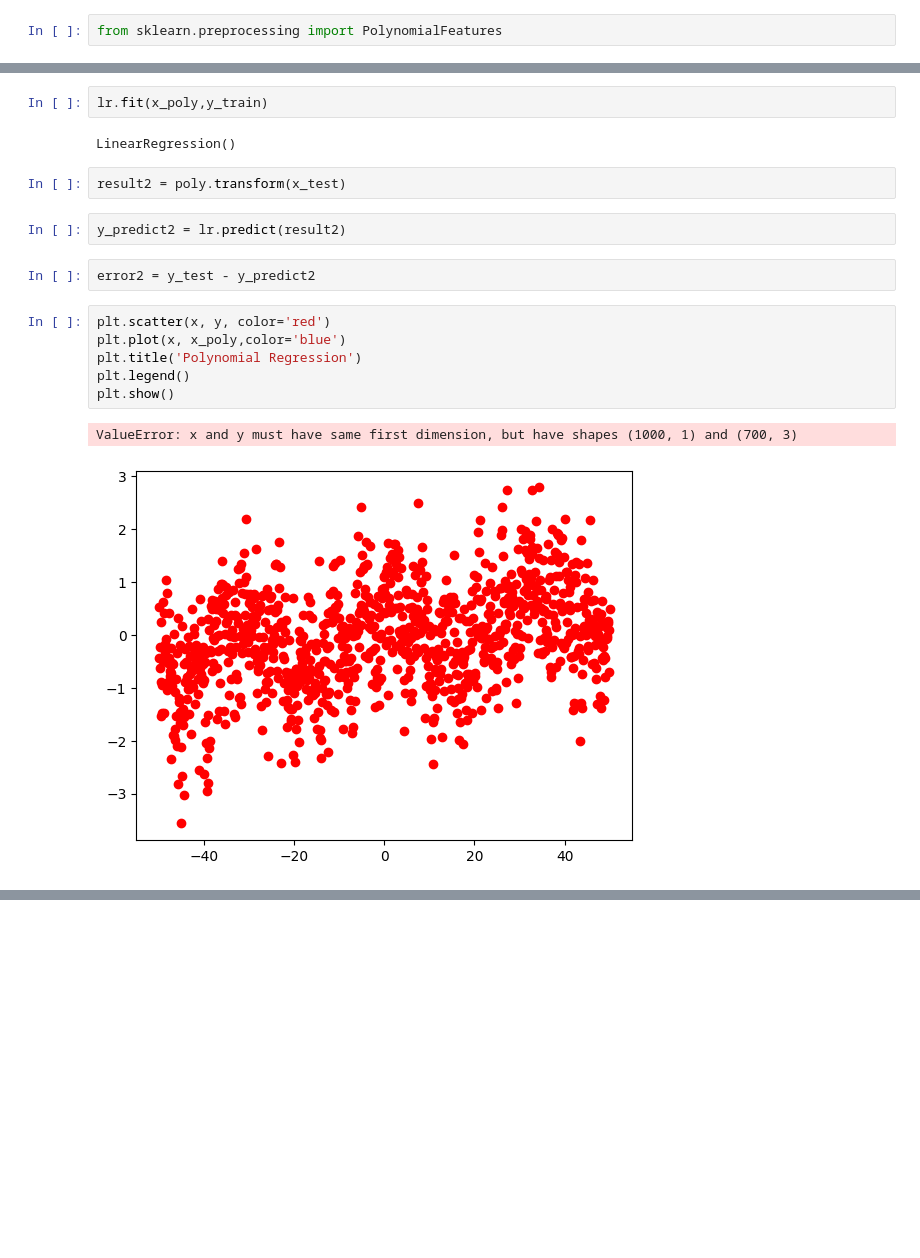
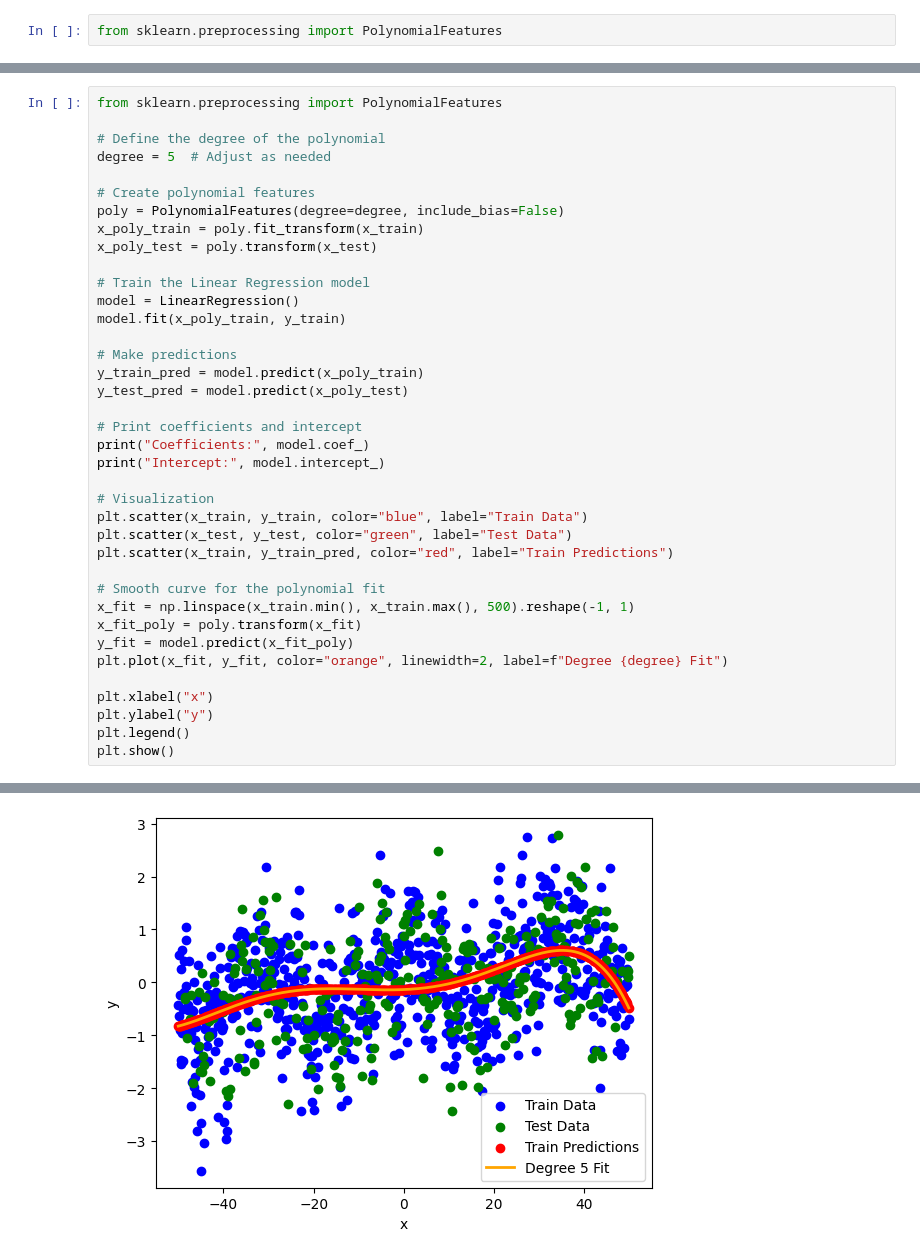
Before and after one commit to rranjithkumar100/AI-Training, a Jupyter notebook: Day_25_Practice.ipynb, the cells around one changed output, grey strips where cells are left out. Saved outputs shown, nothing was run; the diff lists cells and outputs as text; blank space fills up the shorter version.

```diff
--- a/Day_25_Practice.ipynb
+++ b/Day_25_Practice.ipynb
@@ -157,19 +126,39 @@ x_train
-# %%
-lr.fit(x_poly,y_train)
-# %% [output]
-LinearRegression()
-# %%
-result2 = poly.transform(x_test)
-# %%
-y_predict2 = lr.predict(result2)
-# %%
-error2 = y_test - y_predict2
-# %%
-plt.scatter(x, y, color='red')
-plt.plot(x, x_poly,color='blue')
-plt.title('Polynomial Regression')
-plt.legend()
-plt.show()
-# %% [output]
-ValueError: x and y must have same first dimension, but have shapes (1000, 1) and (700, 3)
-[figure, removed]
+# %%
+from sklearn.preprocessing import PolynomialFeatures
+
+# Define the degree of the polynomial
+degree = 5  # Adjust as needed
+
+# Create polynomial features
+poly = PolynomialFeatures(degree=degree, include_bias=False)
+x_poly_train = poly.fit_transform(x_train)
+x_poly_test = poly.transform(x_test)
+
+# Train the Linear Regression model
+model = LinearRegression()
+model.fit(x_poly_train, y_train)
+
+# Make predictions
+y_train_pred = model.predict(x_poly_train)
+y_test_pred = model.predict(x_poly_test)
+
+# Print coefficients and intercept
+print("Coefficients:", model.coef_)
+print("Intercept:", model.intercept_)
+
+# Visualization
+plt.scatter(x_train, y_train, color="blue", label="Train Data")
+plt.scatter(x_test, y_test, color="green", label="Test Data")
+plt.scatter(x_train, y_train_pred, color="red", label="Train Predictions")
+
+# Smooth curve for the polynomial fit
+x_fit = np.linspace(x_train.min(), x_train.max(), 500).reshape(-1, 1)
+x_fit_poly = poly.transform(x_fit)
+y_fit = model.predict(x_fit_poly)
+plt.plot(x_fit, y_fit, color="orange", linewidth=2, label=f"Degree {degree} Fit")
+
+plt.xlabel("x")
+plt.ylabel("y")
+plt.legend()
+plt.show()
+# %% [output]
@@ -175,0 +168 @@ ValueError: x and y must have same first dimension, but have shapes (1000, 1) an
+[figure, added]
```
Also changed, not shown: parts of 6 cells of this notebook.
